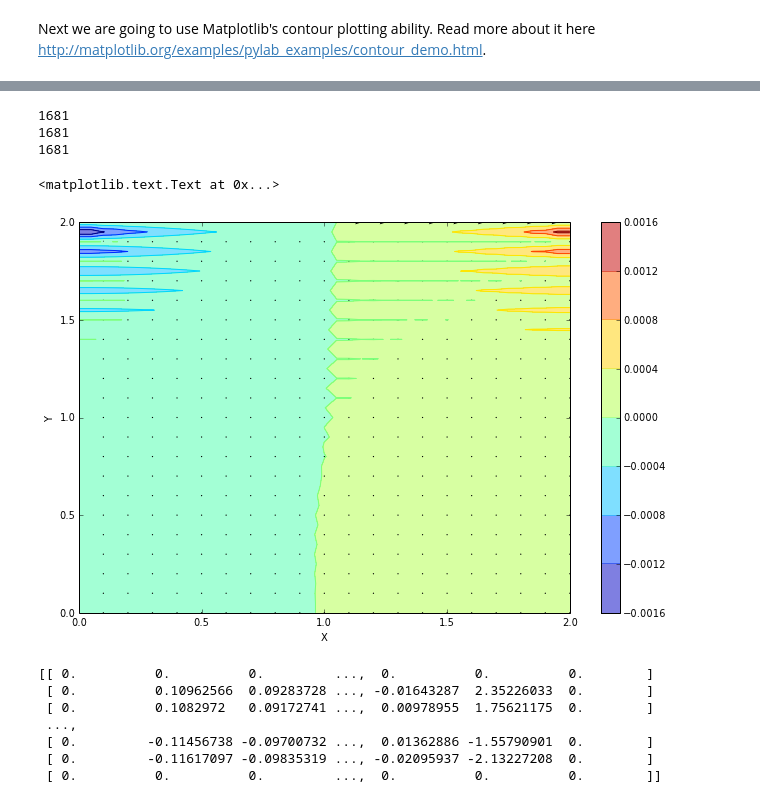
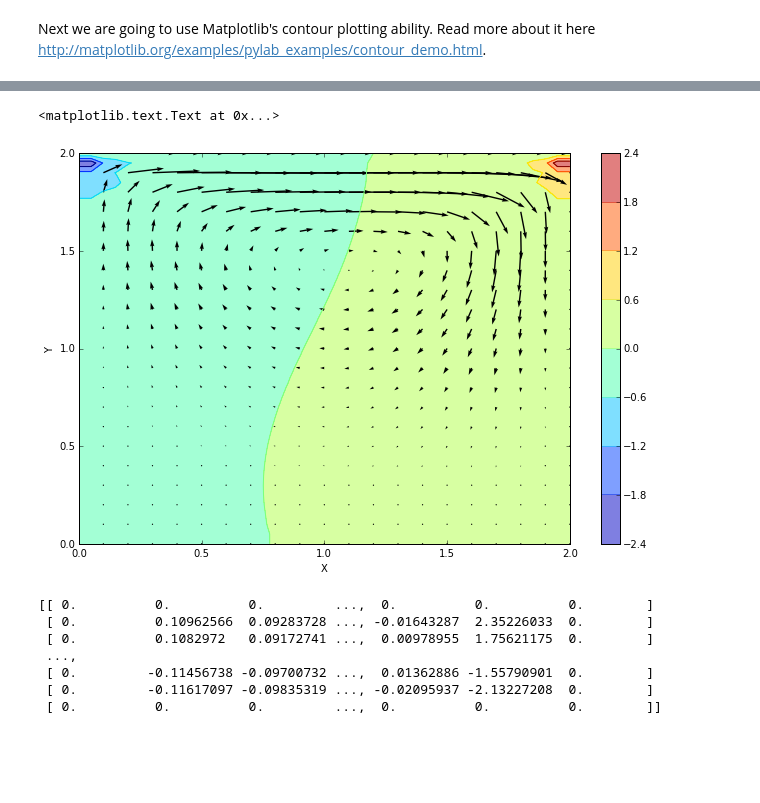
Before and after one commit to cbell14/Navier_Stokes_Acoustics, a Jupyter notebook: Final Project -- 2D Finite Difference NS & Acoustic Solver.ipynb, the cells around one changed output, grey strips where cells are left out. Drawn from its saved outputs; the diff is of its cells as text; code cells hidden in the pictures; blank space fills up the shorter version.

```diff
--- a/Final Project -- 2D Finite Difference NS & Acoustic Solver.ipynb
+++ b/Final Project -- 2D Finite Difference NS & Acoustic Solver.ipynb
@@ -117,13 +117,13 @@ from matplotlib import animation
 nx = 41 #number of x grid points
 ny = 41 #number of y grid points
 nt = 500 #number of time steps
-nit = 50
+nit = 81 #pseudo time for P
 dt = .001 #size of time steps
 dx = 2.0/(nx-1) #size of x steps
 dy = 2.0/(ny-1) #size of y steps
 sigma = 1 #CFL
 rho = 1 #kg/m^3
-nu = 1.846*10.0**-5.0 #kg/m s
+nu = .1 #1.846*10.0**-5.0 #kg/m s # need highly viscous flow but why?
 c = 340.29 #m/s
 
 x = linspace(0.0,2.0,nx)
@@ -171,19 +171,19 @@ def b_ij(u, v, dx, dy, rho):
     """
 
     b = np.zeros((ny,nx))
-    #b[1:-1,1:-1] =  rho*(1/dt*((u[2:,1:-1] - u[0:-2,1:-1])/(2*dx) + (v[1:-1,2:] - v[1:-1,0:-2])/(2*dy))-\
-      #  ((u[2:,1:-1] - u[0:-2,1:-1])/(2*dx)) * ((u[2:,1:-1] - u[0:-2,1:-1])/(2*dx))-\
-       # 2*((u[1:-1,2:] - u[1:-1,0:-2])/(2*dy) * (v[2:,1:-1] - v[0:-2,1:-1])/(2*dx))-\
-        #((v[1:-1,2:] - v[1:-1,0:-2])/(2*dy)) * ((v[1:-1,2:] - v[1:-1,0:-2])/(2*dy)))
+    b[1:-1,1:-1] =  rho*(1/dt*((u[2:,1:-1] - u[0:-2,1:-1])/(2*dx) + (v[1:-1,2:] - v[1:-1,0:-2])/(2*dy))-\
+        ((u[2:,1:-1] - u[0:-2,1:-1])/(2*dx)) * ((u[2:,1:-1] - u[0:-2,1:-1])/(2*dx))-\
+        2*((u[1:-1,2:] - u[1:-1,0:-2])/(2*dy) * (v[2:,1:-1] - v[0:-2,1:-1])/(2*dx))-\
+        ((v[1:-1,2:] - v[1:-1,0:-2])/(2*dy)) * ((v[1:-1,2:] - v[1:-1,0:-2])/(2*dy)))
 
-    b[1:-1,1:-1]=rho*(1/dt*((u[2:,1:-1]-u[0:-2,1:-1])/(2*dx)+(v[1:-1,2:]-v[1:-1,0:-2])/(2*dy))-\
-		((u[2:,1:-1]-u[0:-2,1:-1])/(2*dx))**2-\
-		2*((u[1:-1,2:]-u[1:-1,0:-2])/(2*dy)*(v[2:,1:-1]-v[0:-2,1:-1])/(2*dx))-\
-		((v[1:-1,2:]-v[1:-1,0:-2])/(2*dy))**2)
+#    b[1:-1,1:-1]=rho*(1/dt*((u[2:,1:-1]-u[0:-2,1:-1])/(2*dx)+(v[1:-1,2:]-v[1:-1,0:-2])/(2*dy))-\
+#		((u[2:,1:-1]-u[0:-2,1:-1])/(2*dx))**2-\
+#		2*((u[1:-1,2:]-u[1:-1,0:-2])/(2*dy)*(v[2:,1:-1]-v[0:-2,1:-1])/(2*dx))-\
+#		((v[1:-1,2:]-v[1:-1,0:-2])/(2*dy))**2)
 
     return b
 # %%
-def Poisson2D(dx, dy, b):
+def Poisson2D(dx, dy, b, P):
     """Computes the Poisson equation
 
     Parameters:
@@ -207,9 +207,10 @@ def Poisson2D(dx, dy, b):
     """
 
     Pn = np.zeros((ny,nx))
-    P = np.zeros((ny,nx))
 
+    #could make this a while loop and caluculate residual using LT norm
     for k in range(1,nit):
+        Pn = P.copy()
         P[1:-1,1:-1] = ((Pn[2:,1:-1] + Pn[0:-2,1:-1])*dy**2) + ((Pn[1:-1,2:] + Pn[1:-1,0:-2])*dx**2)/(2*(dx**2 + dy**2))-\
             ((dx**2)*(dy**2))/(2*(dx**2 + dy**2)) * b[1:-1,1:-1]
 
@@ -268,7 +269,7 @@ def Burger2D(u, v, P, dt, dx, dy, rho, nu, nt):
         un = u.copy()
         vn = v.copy()
         bn = b_ij(u, v, dx, dy, rho)
-        P = Poisson2D(dx, dy, bn)
+        P = Poisson2D(dx, dy, bn, P)
 
         u[1:-1,1:-1] = un[1:-1,1:-1] -\
             (dt/(rho*2*dx))*(P[2:,1:-1] - P[0:-2,1:-1])+\
@@ -318,33 +303,30 @@ print(u,v)
 # %%
-#u = np.zeros((ny,nx))
-#v = np.zeros((ny,nx))
-#P = np.zeros((ny,nx))
+u = np.zeros((ny,nx))
+v = np.zeros((ny,nx))
+P = np.zeros((ny,nx))
 #b = np.zeros((ny,nx))
-nt = 1000
+nt = 700
 u, v, P, bn = Burger2D(u, v, P, dt, dx, dy, rho, nu, nt)
 fig = plt.figure(figsize=(11,7), dpi=100)
 plt.contourf(X,Y,P,alpha=0.5)    ###plotting the pressure field as a contour
 plt.colorbar()
 plt.contour(X,Y,P)               ###plotting the pressure field outlines
 plt.quiver(X[::2,::2],Y[::2,::2],u[::2,::2],v[::2,::2], units='width') ##plotting velocity
 plt.xlabel('X')
 plt.ylabel('Y')
 
 
 #figure()
 #Q = quiver( X, Y, U, V, units='width')
 #qk = quiverkey(Q, 0.9, 0.95, 2, r'$2 \frac{m}{s}$',
 #               labelpos='E',
 #               coordinates='figure',
 #               fontproperties={'weight': 'bold'})
 #axis([-1, 7, -1, 7])
 #title('scales with plot width, not view')
 # %% [output]
-1681
-1681
-1681
+<matplotlib.text.Text at 0x...>
-<matplotlib.text.Text at 0x...>
-[figure, old version]
+[figure, new version]
 # %%
 print bn
 # %% [output]
```
Also changed, not shown: parts of 2 cells of this notebook.
